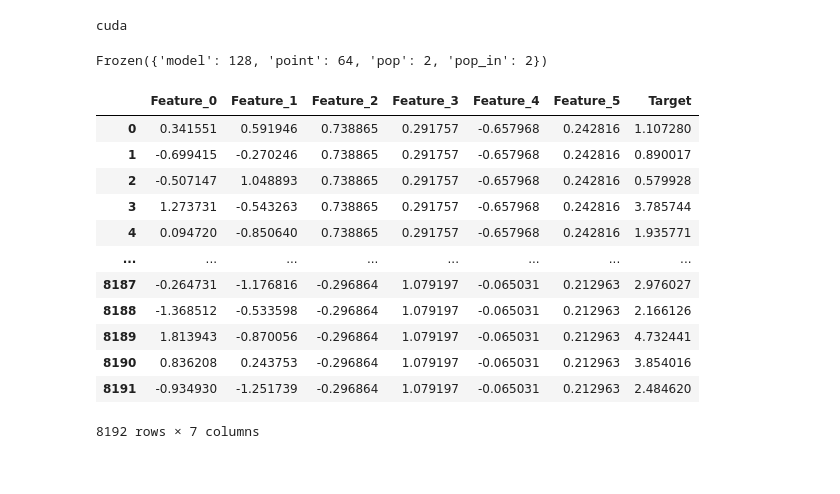
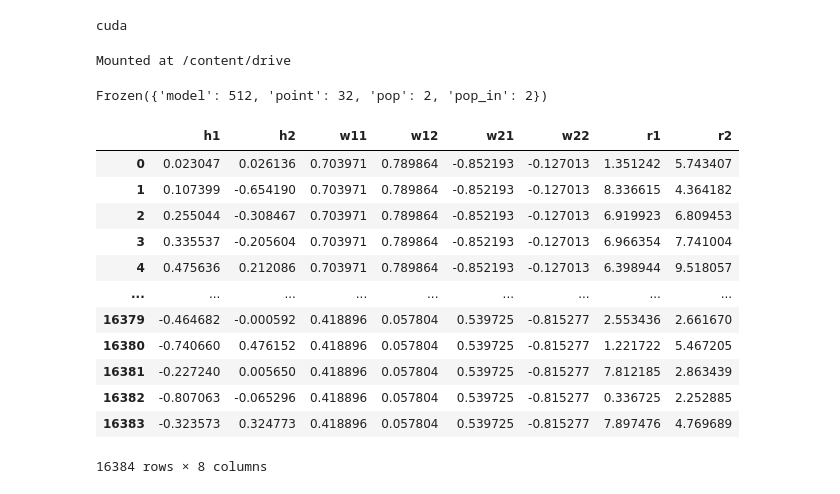
Before and after one commit to niknovikov19/pytorch-test, a Jupyter notebook: regres_rates_1.ipynb, the cells around one changed output. Saved outputs shown, nothing was run; the diff lists cells and outputs as text; code cells hidden in the pictures.

```diff
--- a/regres_rates_1.ipynb
+++ b/regres_rates_1.ipynb
@@ -14,22 +14,33 @@ device = "cuda" if torch.cuda.is_available() else "cpu"
 print(device)
 # %% [output]
 cuda
+# %%
+from google.colab import drive
+drive.mount('/content/drive')
+
+from pathlib import Path
+dirpath_root = Path('/content/drive/MyDrive/repo/pytorch_test')
+# %% [output]
+Mounted at /content/drive
 # %%
-#fname = rates_npops_4_nmodels_1_npts_4096_seed_111
-fname = 'rates_npops_2_nmodels_128_npts_64_seed_112_ws_0.5_hs_1'
+fname = 'rates_npops_2_nmodels_512_npts_32_seed_113_ws_1_uni_r_0.1_9.9_dt_0.25_nt_100'
 
-data = xr.open_dataset(f'data/{fname}.nc')
-print(data.sizes)
+data0 = xr.open_dataset(dirpath_root / 'data' / f'{fname}.nc')
+print(data0.sizes)
 
-data = data.stack(mp=('model','point'), create_index=False)
+data = data0.stack(mp=('model', 'point'), create_index=False)
 data = data.assign_coords(mp=np.arange(data.sizes['mp']))
 data = data.transpose('mp', 'pop', 'pop_in')
 
-X = data['H']
+# Features
+X = data['H'] / 10
 X = torch.from_numpy(X.values).type(torch.float)
+W = data['W'].values.reshape(-1, 4)
+W = torch.from_numpy(W).type(torch.float)
+X = torch.cat((X, W), dim=1)
 
-y = data['R'].sel(pop=0)
+# Target
+y = data['R']
 y = torch.from_numpy(y.values).type(torch.float)
-y = y.view(-1, 1)
 # %% [output]
-Frozen({'model': 128, 'point': 64, 'pop': 2, 'pop_in': 2})
+Frozen({'model': 512, 'point': 32, 'pop': 2, 'pop_in': 2})
@@ -42,18 +47,19 @@ X = torch.cat((X, W), dim=1)
 # %%
-df = pd.DataFrame(X.numpy(), columns=[f'Feature_{i}' for i in range(X.shape[1])])
-df['Target'] = y.numpy()
+df_x = pd.DataFrame(X.numpy(), columns=['h1', 'h2', 'w11', 'w12', 'w21', 'w22'])
+df_y = pd.DataFrame(y.numpy(), columns=['r1', 'r2'])
+df = pd.concat([df_x, df_y], axis=1)
 df
 # %% [output]
-|  | Feature_0 | Feature_1 | Feature_2 | Feature_3 | Feature_4 | Feature_5 | Target |
-| 0 | 0.341551 | 0.591946 | 0.738865 | 0.291757 | -0.657968 | 0.242816 | 1.107280 |
-| 1 | -0.699415 | -0.270246 | 0.738865 | 0.291757 | -0.657968 | 0.242816 | 0.890017 |
-| 2 | -0.507147 | 1.048893 | 0.738865 | 0.291757 | -0.657968 | 0.242816 | 0.579928 |
-| 3 | 1.273731 | -0.543263 | 0.738865 | 0.291757 | -0.657968 | 0.242816 | 3.785744 |
-| 4 | 0.094720 | -0.850640 | 0.738865 | 0.291757 | -0.657968 | 0.242816 | 1.935771 |
-| ... | ... | ... | ... | ... | ... | ... | ... |
-| 8187 | -0.264731 | -1.176816 | -0.296864 | 1.079197 | -0.065031 | 0.212963 | 2.976027 |
-| 8188 | -1.368512 | -0.533598 | -0.296864 | 1.079197 | -0.065031 | 0.212963 | 2.166126 |
-| 8189 | 1.813943 | -0.870056 | -0.296864 | 1.079197 | -0.065031 | 0.212963 | 4.732441 |
-| 8190 | 0.836208 | 0.243753 | -0.296864 | 1.079197 | -0.065031 | 0.212963 | 3.854016 |
-| 8191 | -0.934930 | -1.251739 | -0.296864 | 1.079197 | -0.065031 | 0.212963 | 2.484620 |
+|  | h1 | h2 | w11 | w12 | w21 | w22 | r1 | r2 |
+| 0 | 0.023047 | 0.026136 | 0.703971 | 0.789864 | -0.852193 | -0.127013 | 1.351242 | 5.743407 |
+| 1 | 0.107399 | -0.654190 | 0.703971 | 0.789864 | -0.852193 | -0.127013 | 8.336615 | 4.364182 |
+| 2 | 0.255044 | -0.308467 | 0.703971 | 0.789864 | -0.852193 | -0.127013 | 6.919923 | 6.809453 |
+| 3 | 0.335537 | -0.205604 | 0.703971 | 0.789864 | -0.852193 | -0.127013 | 6.966354 | 7.741004 |
+| 4 | 0.475636 | 0.212086 | 0.703971 | 0.789864 | -0.852193 | -0.127013 | 6.398944 | 9.518057 |
+| ... | ... | ... | ... | ... | ... | ... | ... | ... |
+| 16379 | -0.464682 | -0.000592 | 0.418896 | 0.057804 | 0.539725 | -0.815277 | 2.553436 | 2.661670 |
+| 16380 | -0.740660 | 0.476152 | 0.418896 | 0.057804 | 0.539725 | -0.815277 | 1.221722 | 5.467205 |
+| 16381 | -0.227240 | 0.005650 | 0.418896 | 0.057804 | 0.539725 | -0.815277 | 7.812185 | 2.863439 |
+| 16382 | -0.807063 | -0.065296 | 0.418896 | 0.057804 | 0.539725 | -0.815277 | 0.336725 | 2.252885 |
+| 16383 | -0.323573 | 0.324773 | 0.418896 | 0.057804 | 0.539725 | -0.815277 | 7.897476 | 4.769689 |
-8192 rows × 7 columns
+16384 rows × 8 columns
```
Also changed, not shown: parts of 17 cells of this notebook, 17 other files.
